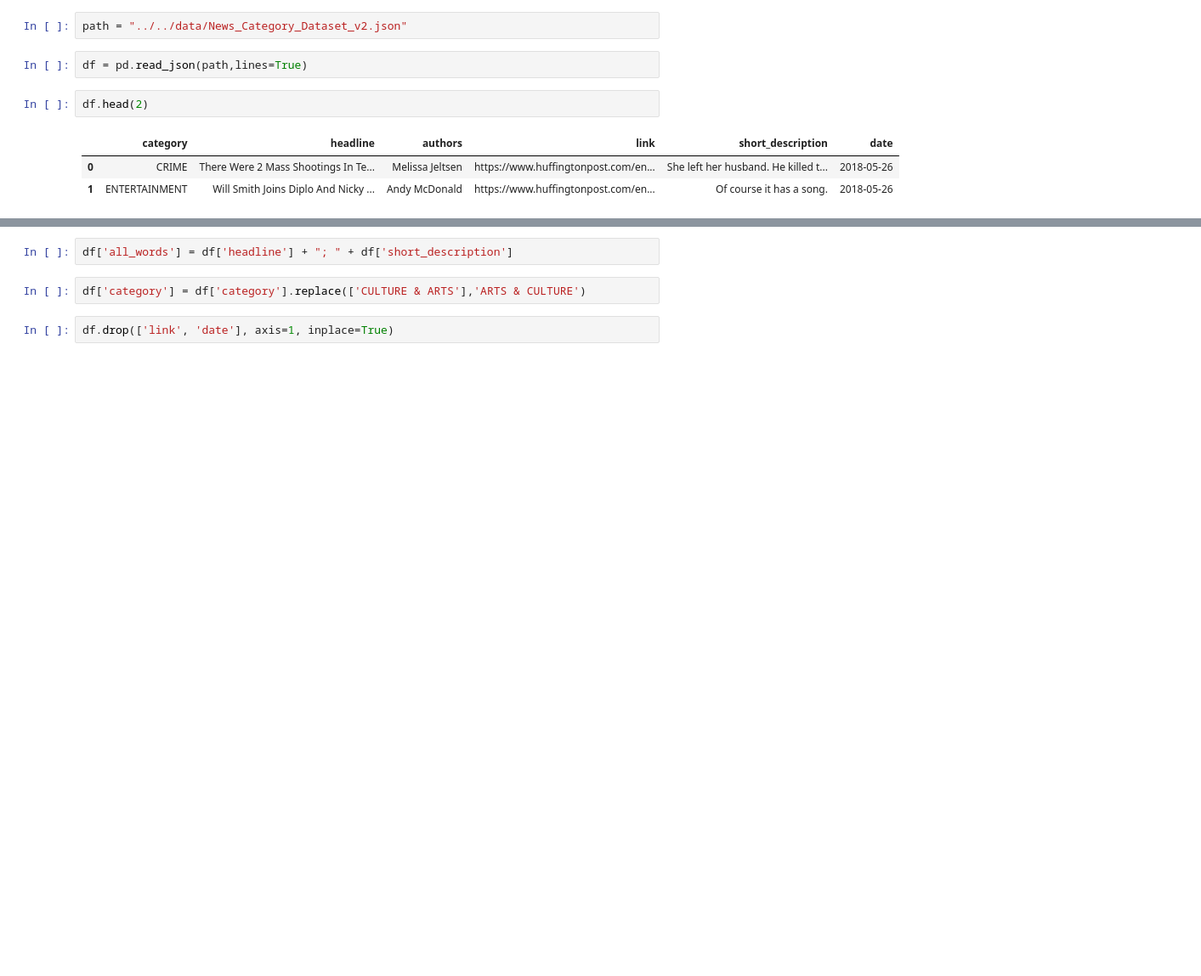
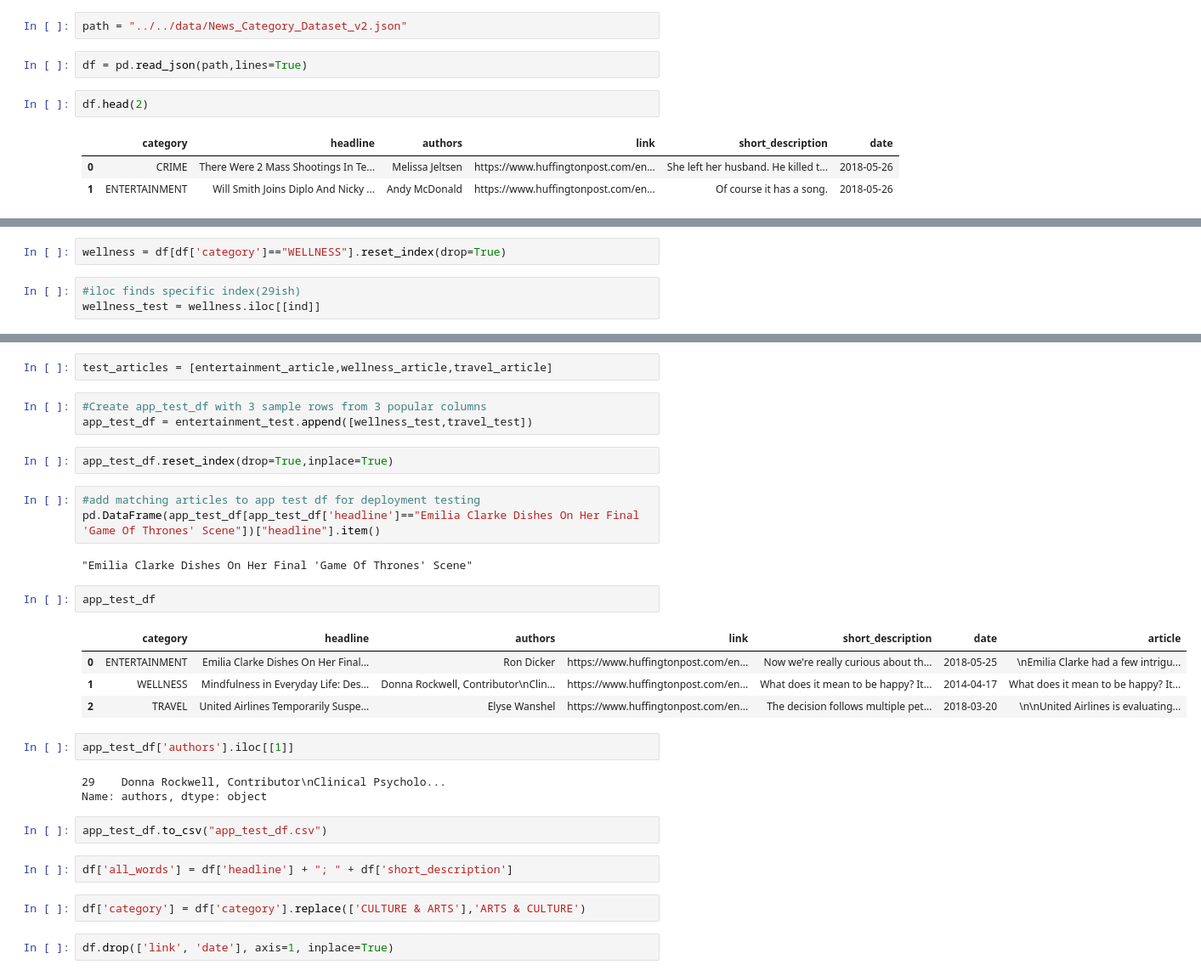
Before and after one commit to willcline613/article_genres, a Jupyter notebook: individuals/will/eda.ipynb, the cells around one changed output, grey strips where cells are left out. Shown at 85% size. Saved outputs shown, nothing was run; the diff lists cells and outputs as text; blank space fills up the shorter version.

```diff
--- a/individuals/will/eda.ipynb
+++ b/individuals/will/eda.ipynb
@@ -38,0 +91,5 @@ https://www.huffingtonpost.com/entry/ryan-zinke-reel-back-critics-grand-pivot-co
+# %%
+wellness = df[df['category']=="WELLNESS"].reset_index(drop=True)
+# %%
+#iloc finds specific index(29ish)
+wellness_test = wellness.iloc[[ind]]
@@ -39,3 +158,29 @@ https://www.huffingtonpost.com/entry/ryan-zinke-reel-back-critics-grand-pivot-co
+# %%
+test_articles = [entertainment_article,wellness_article,travel_article]
+# %%
+#Create app_test_df with 3 sample rows from 3 popular columns
+app_test_df = entertainment_test.append([wellness_test,travel_test])
+# %%
+app_test_df.reset_index(drop=True,inplace=True)
+# %%
+#add matching articles to app test df for deployment testing
+pd.DataFrame(app_test_df[app_test_df['headline']=="Emilia Clarke Dishes On Her Final 'Game Of Thrones' Scene"])["headline"].item()
+# %% [output]
+"Emilia Clarke Dishes On Her Final 'Game Of Thrones' Scene"
+# %%
+app_test_df
+# %% [output]
+|  | category | headline | authors | link | short_description | date | article |
+| 0 | ENTERTAINMENT | Emilia Clarke Dishes On Her Final... | Ron Dicker | https://www.huffingtonpost.com/en... | Now we're really curious about th... | 2018-05-25 | \nEmilia Clarke had a few intrigu... |
+| 1 | WELLNESS | Mindfulness in Everyday Life: Des... | Donna Rockwell, Contributor\nClin... | https://www.huffingtonpost.com/en... | What does it mean to be happy? It... | 2014-04-17 | What does it mean to be happy? It... |
+| 2 | TRAVEL | United Airlines Temporarily Suspe... | Elyse Wanshel | https://www.huffingtonpost.com/en... | The decision follows multiple pet... | 2018-03-20 | \n\nUnited Airlines is evaluating... |
+# %%
+app_test_df['authors'].iloc[[1]]
+# %% [output]
+29    Donna Rockwell, Contributor\nClinical Psycholo...
+Name: authors, dtype: object
+# %%
+app_test_df.to_csv("app_test_df.csv")
 # %%
 df['all_words'] = df['headline'] + "; " + df['short_description']
 # %%
```
Also changed, not shown: parts of 14 cells of this notebook, 4 other files.
